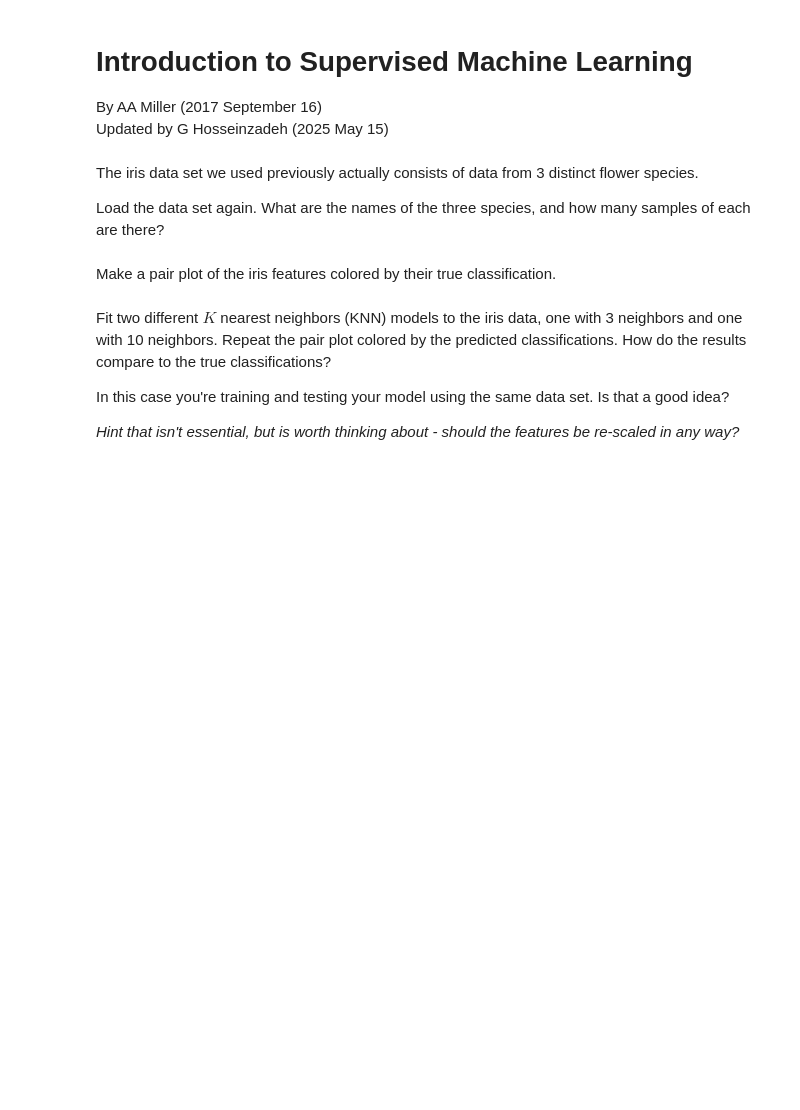
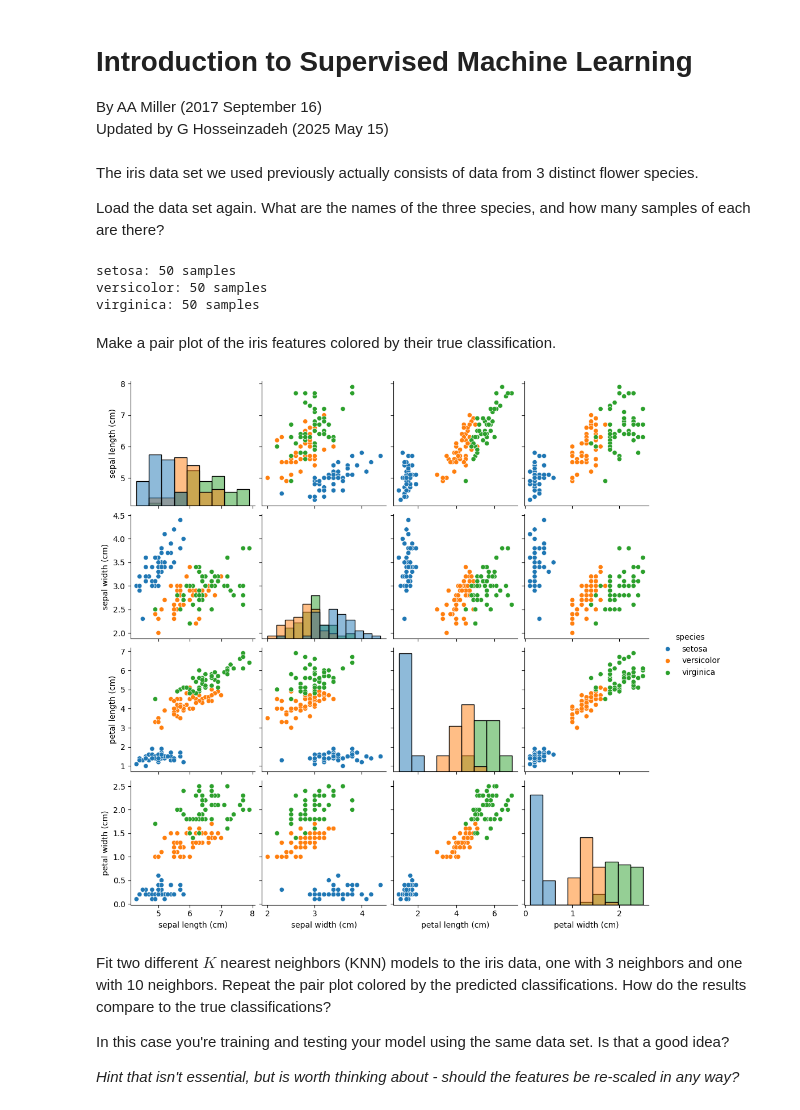
Before and after one commit to ASTR154/classification, a Jupyter notebook: classification.ipynb, the cells around one changed output. Drawn from its saved outputs; the diff is of its cells as text; code cells hidden in the pictures; blank space fills up the shorter version.

```diff
--- a/classification.ipynb
+++ b/classification.ipynb
@@ -17,2 +12,16 @@ Load the data set again. What are the names of the three species, and how many s
+# %%
+from sklearn import datasets
+
+iris = datasets.load_iris()
+target = iris.target
+target_names = iris.target_names
+
+samples, counts = np.unique(target, return_counts = True)
+for name, count in zip(target_names, counts):
+    print(f"{name}: {count} samples")
+# %% [output]
+setosa: 50 samples
+versicolor: 50 samples
+virginica: 50 samples
 # %% [markdown]
 Make a pair plot of the iris features colored by their true classification.
@@ -24,3 +28,15 @@ Make a pair plot of the iris features colored by their true classification.
+# %%
+import seaborn as sns
+import pandas as pd
+
+df = pd.DataFrame(data=iris.data, columns=iris.feature_names)
+df['species'] = pd.Categorical.from_codes(iris.target, iris.target_names)
+
+# Make the pair plot
+sns.pairplot(df, hue='species', diag_kind='hist')
+plt.show()
+# %% [output]
+[figure, added]
 # %% [markdown]
 Fit two different $K$ nearest neighbors (KNN) models to the iris data, one with 3 neighbors and one with 10 neighbors. Repeat the pair plot colored by the predicted classifications. How do the results compare to the true classifications?
 
```
Also changed, not shown: parts of 10 cells of this notebook.
